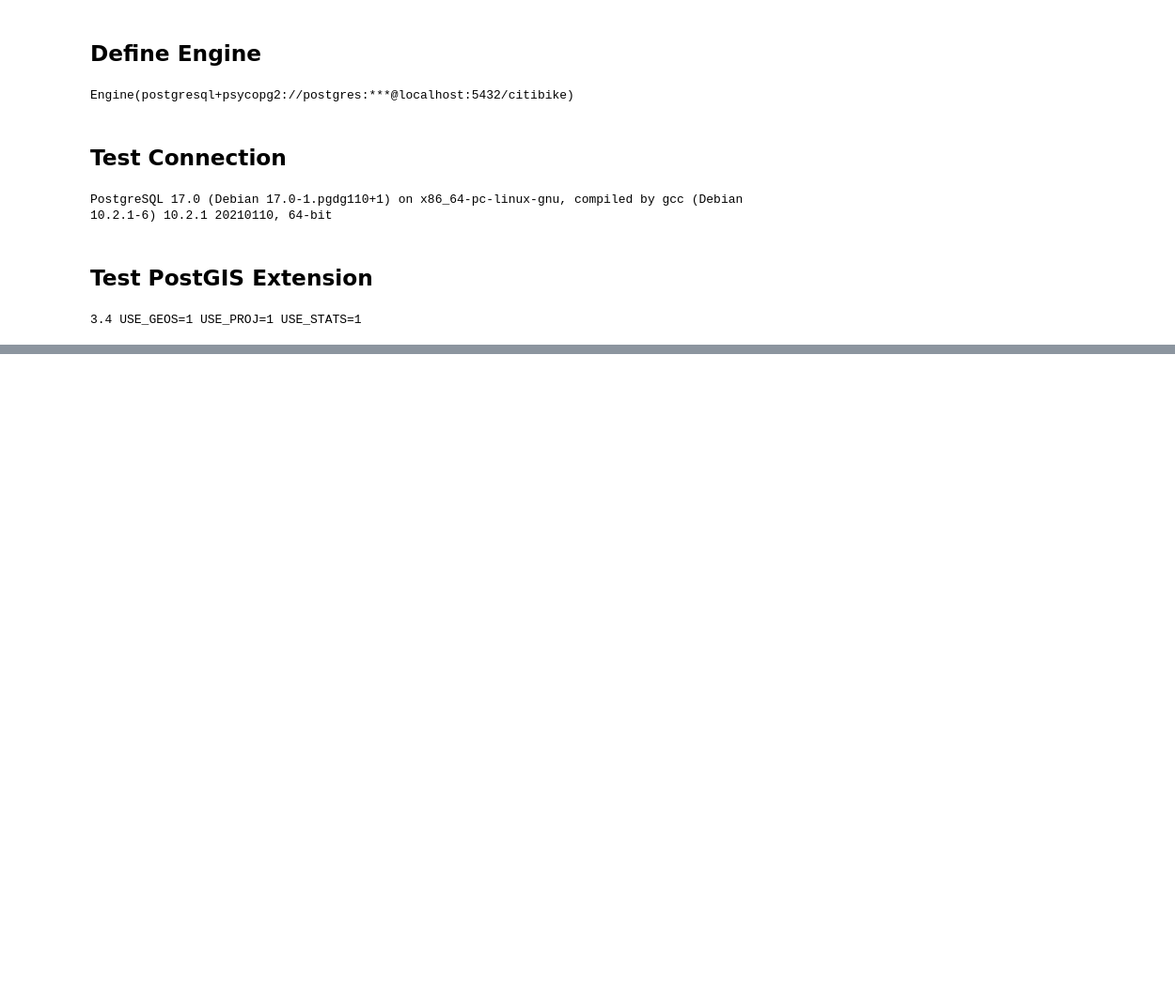
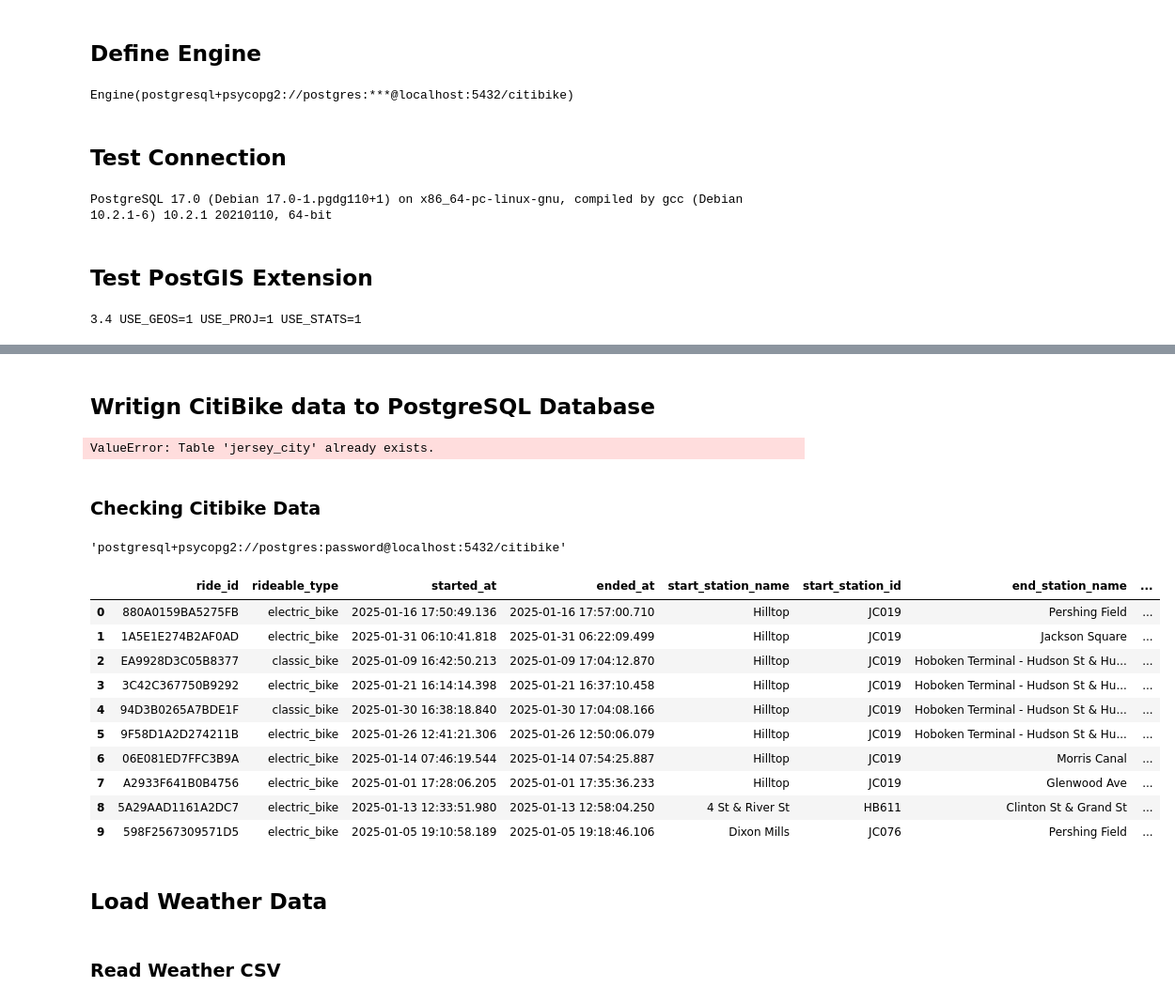
Before and after one commit to VahYavryan/citibike_project, a Jupyter notebook: notebook/06_sqlalchemy_with_citibike.ipynb, the cells around one changed output, grey strips where cells are left out. Shown at 94% size. Cells and saved outputs as stored; diff of their text form; code cells hidden in the pictures; blank space fills up the shorter version.

```diff
--- a/notebook/06_sqlalchemy_with_citibike.ipynb
+++ b/notebook/06_sqlalchemy_with_citibike.ipynb
@@ -74,0 +132,49 @@ with engine.connect() as connection:
+# %% [markdown]
+## Writign CitiBike data to PostgreSQL Database
+# %%
+citibike_df.to_sql(
+    name='jersey_city',
+    con=engine,
+    if_exists='fail',
+    index=False,
+    chunksize=50_000,
+    method='multi'
+)
+# %% [output]
+ValueError: Table 'jersey_city' already exists.
+# %% [markdown]
+### Checking Citibike Data
+# %%
+DATABASE_URL
+# %% [output]
+'postgresql+psycopg2://postgres:password@localhost:5432/citibike'
+# %%
+query = """
+
+SELECT
+    *
+FROM jersey_city
+LIMIT 10;
+
+"""
+
+pd.read_sql(
+    query,
+    con=engine
+)
+# %% [output]
+|  | ride_id | rideable_type | started_at | ended_at | start_station_name | start_station_id | end_station_name | ... |
+| 0 | 880A0159BA5275FB | electric_bike | 2025-01-16 17:50:49.136 | 2025-01-16 17:57:00.710 | Hilltop | JC019 | Pershing Field | ... |
+| 1 | 1A5E1E274B2AF0AD | electric_bike | 2025-01-31 06:10:41.818 | 2025-01-31 06:22:09.499 | Hilltop | JC019 | Jackson Square | ... |
+| 2 | EA9928D3C05B8377 | classic_bike | 2025-01-09 16:42:50.213 | 2025-01-09 17:04:12.870 | Hilltop | JC019 | Hoboken Terminal - Hudson St & Hu... | ... |
+| 3 | 3C42C367750B9292 | electric_bike | 2025-01-21 16:14:14.398 | 2025-01-21 16:37:10.458 | Hilltop | JC019 | Hoboken Terminal - Hudson St & Hu... | ... |
+| 4 | 94D3B0265A7BDE1F | classic_bike | 2025-01-30 16:38:18.840 | 2025-01-30 17:04:08.166 | Hilltop | JC019 | Hoboken Terminal - Hudson St & Hu... | ... |
+| 5 | 9F58D1A2D274211B | electric_bike | 2025-01-26 12:41:21.306 | 2025-01-26 12:50:06.079 | Hilltop | JC019 | Hoboken Terminal - Hudson St & Hu... | ... |
+| 6 | 06E081ED7FFC3B9A | electric_bike | 2025-01-14 07:46:19.544 | 2025-01-14 07:54:25.887 | Hilltop | JC019 | Morris Canal | ... |
+| 7 | A2933F641B0B4756 | electric_bike | 2025-01-01 17:28:06.205 | 2025-01-01 17:35:36.233 | Hilltop | JC019 | Glenwood Ave | ... |
+| 8 | 5A29AAD1161A2DC7 | electric_bike | 2025-01-13 12:33:51.980 | 2025-01-13 12:58:04.250 | 4 St & River St | HB611 | Clinton St & Grand St | ... |
+| 9 | 598F2567309571D5 | electric_bike | 2025-01-05 19:10:58.189 | 2025-01-05 19:18:46.106 | Dixon Mills | JC076 | Pershing Field | ... |
+# %% [markdown]
+## Load Weather Data
+# %% [markdown]
+### Read Weather CSV
```
Also changed, not shown: parts of 73 cells of this notebook, 1 other file.
